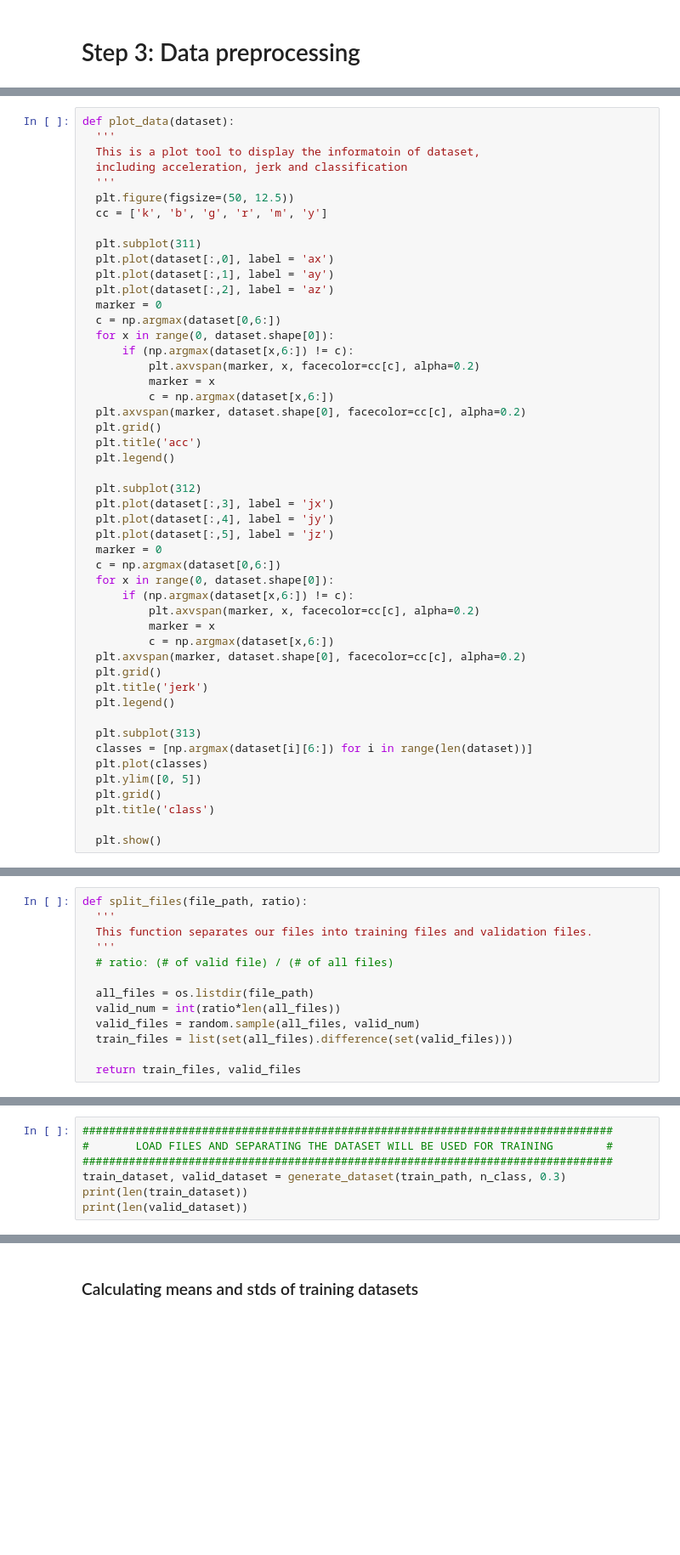
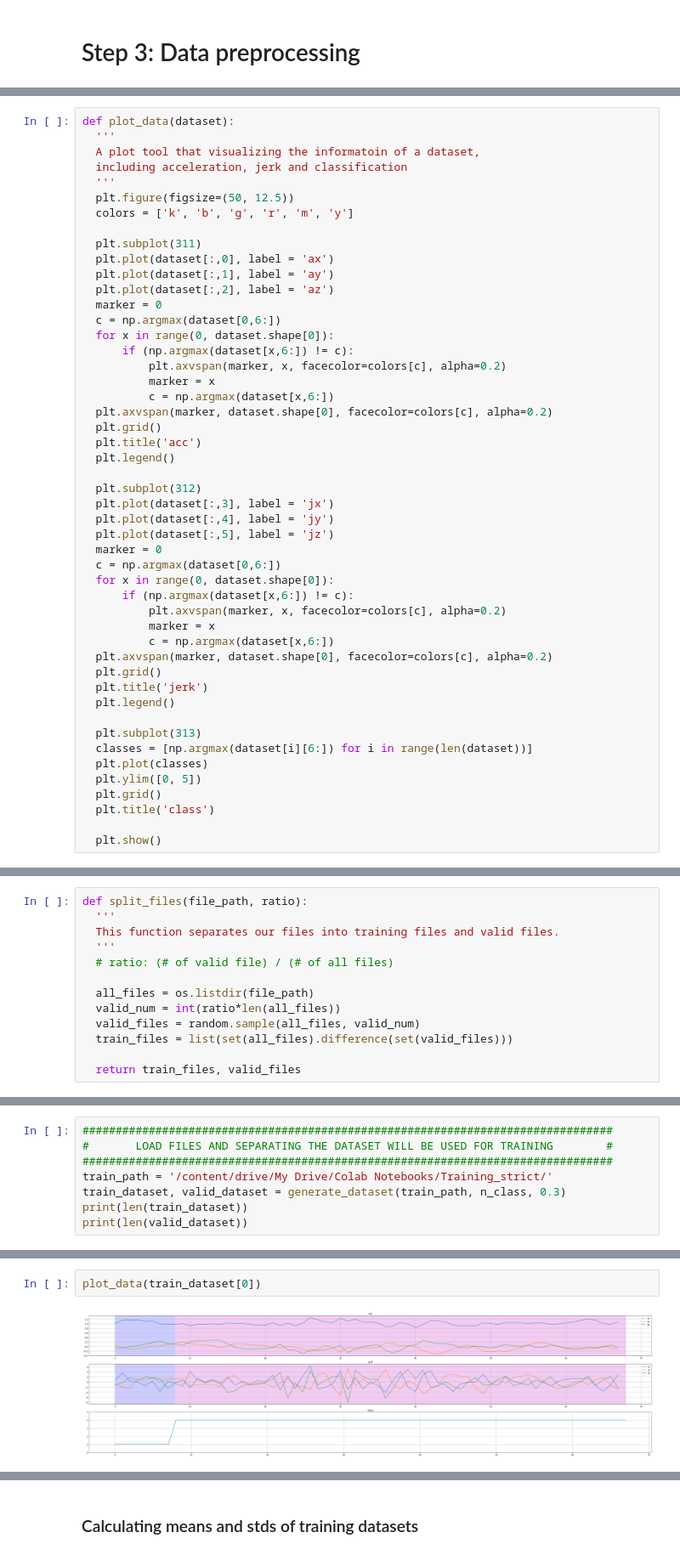
Before and after one commit to yuyuranium/ARC-AIoT-driver-feedback-system, a Jupyter notebook: train/Colab Notebooks/SafeDriver.ipynb, the cells around one changed output, grey strips where cells are left out. Shown at 85% size. Cells and saved outputs as stored; diff of their text form; blank space fills up the shorter version.

```diff
--- a/train/Colab Notebooks/SafeDriver.ipynb
+++ b/train/Colab Notebooks/SafeDriver.ipynb
@@ -85,11 +84,11 @@ def read_file(file_path, file_name, n_class):
 # %%
 def plot_data(dataset):
   '''
-  This is a plot tool to display the informatoin of dataset,
+  A plot tool that visualizing the informatoin of a dataset,
   including acceleration, jerk and classification
   '''
   plt.figure(figsize=(50, 12.5))
-  cc = ['k', 'b', 'g', 'r', 'm', 'y']
+  colors = ['k', 'b', 'g', 'r', 'm', 'y']
 
   plt.subplot(311)
   plt.plot(dataset[:,0], label = 'ax')
@@ -99,10 +98,10 @@ def plot_data(dataset):
   c = np.argmax(dataset[0,6:])
   for x in range(0, dataset.shape[0]):
       if (np.argmax(dataset[x,6:]) != c):
-          plt.axvspan(marker, x, facecolor=cc[c], alpha=0.2)
+          plt.axvspan(marker, x, facecolor=colors[c], alpha=0.2)
           marker = x
           c = np.argmax(dataset[x,6:])
-  plt.axvspan(marker, dataset.shape[0], facecolor=cc[c], alpha=0.2)
+  plt.axvspan(marker, dataset.shape[0], facecolor=colors[c], alpha=0.2)
   plt.grid()
   plt.title('acc')
   plt.legend()
@@ -115,10 +114,10 @@ def plot_data(dataset):
   c = np.argmax(dataset[0,6:])
   for x in range(0, dataset.shape[0]):
       if (np.argmax(dataset[x,6:]) != c):
-          plt.axvspan(marker, x, facecolor=cc[c], alpha=0.2)
+          plt.axvspan(marker, x, facecolor=colors[c], alpha=0.2)
           marker = x
           c = np.argmax(dataset[x,6:])
-  plt.axvspan(marker, dataset.shape[0], facecolor=cc[c], alpha=0.2)
+  plt.axvspan(marker, dataset.shape[0], facecolor=colors[c], alpha=0.2)
   plt.grid()
   plt.title('jerk')
   plt.legend()
@@ -136,7 +136,7 @@ def plot_data(dataset):
 # %%
 def split_files(file_path, ratio):
   '''
-  This function separates our files into training files and validation files.
+  This function separates our files into training files and valid files.
   '''
   # ratio: (# of valid file) / (# of all files)
 
@@ -175,6 +175,7 @@ def generate_dataset(file_path, n_class, ratio):
 ################################################################################
 #       LOAD FILES AND SEPARATING THE DATASET WILL BE USED FOR TRAINING        #
 ################################################################################
+train_path = '/content/drive/My Drive/Colab Notebooks/Training_strict/'
 train_dataset, valid_dataset = generate_dataset(train_path, n_class, 0.3)
 print(len(train_dataset))
 print(len(valid_dataset))
@@ -182,0 +182,4 @@ print(len(valid_dataset))
+# %%
+plot_data(train_dataset[0])
+# %% [output]
+[figure, added]
```
Also changed, not shown: parts of 64 cells of this notebook, 2 other files.
